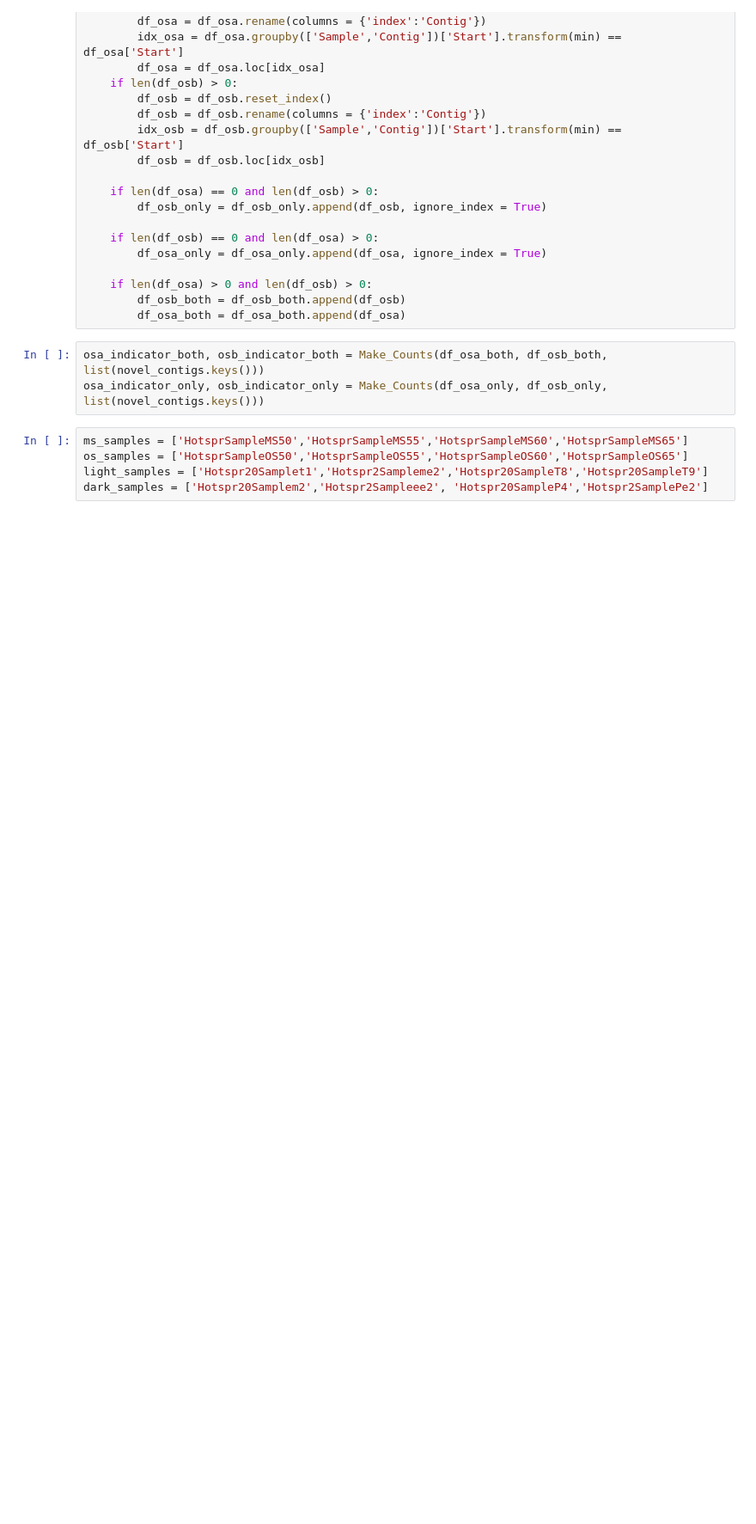
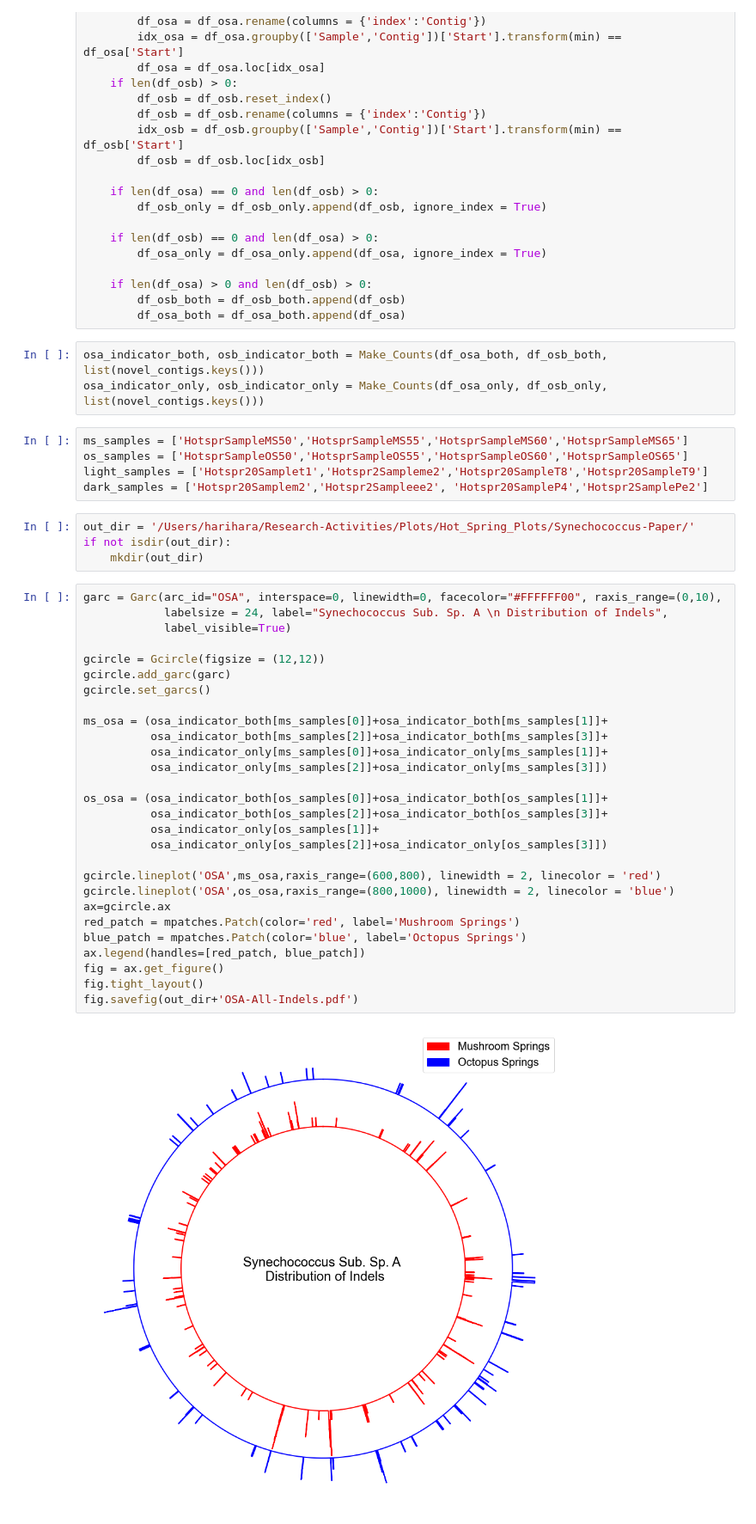
Before and after one commit to hsmurali/Hot_Springs_Analysis, a Jupyter notebook: Scripts/Strain-Analysis/Synechococcus_Paper/Plot_PyCircos.ipynb, the cells around one changed output. Shown at 86% size. Saved outputs shown, nothing was run; the diff lists cells and outputs as text; blank space fills up the shorter version.

```diff
--- a/Scripts/Strain-Analysis/Synechococcus_Paper/Plot_PyCircos.ipynb
+++ b/Scripts/Strain-Analysis/Synechococcus_Paper/Plot_PyCircos.ipynb
@@ -138,3 +228,37 @@ ms_samples = ['HotsprSampleMS50','HotsprSampleMS55','HotsprSampleMS60','HotsprSa
 os_samples = ['HotsprSampleOS50','HotsprSampleOS55','HotsprSampleOS60','HotsprSampleOS65']
 light_samples = ['Hotspr20Samplet1','Hotspr2Sampleme2','Hotspr20SampleT8','Hotspr20SampleT9']
 dark_samples = ['Hotspr20Samplem2','Hotspr2Sampleee2', 'Hotspr20SampleP4','Hotspr2SamplePe2']
+# %%
+out_dir = '/Users/harihara/Research-Activities/Plots/Hot_Spring_Plots/Synechococcus-Paper/'
+if not isdir(out_dir):
+    mkdir(out_dir)
+# %%
+garc = Garc(arc_id="OSA", interspace=0, linewidth=0, facecolor="#FFFFFF00", raxis_range=(0,10),
+            labelsize = 24, label="Synechococcus Sub. Sp. A \n Distribution of Indels",
+            label_visible=True)
+
+gcircle = Gcircle(figsize = (12,12))
+gcircle.add_garc(garc)
+gcircle.set_garcs()
+
+ms_osa = (osa_indicator_both[ms_samples[0]]+osa_indicator_both[ms_samples[1]]+
+          osa_indicator_both[ms_samples[2]]+osa_indicator_both[ms_samples[3]]+
+          osa_indicator_only[ms_samples[0]]+osa_indicator_only[ms_samples[1]]+
+          osa_indicator_only[ms_samples[2]]+osa_indicator_only[ms_samples[3]])
+
+os_osa = (osa_indicator_both[os_samples[0]]+osa_indicator_both[os_samples[1]]+
+          osa_indicator_both[os_samples[2]]+osa_indicator_both[os_samples[3]]+
+          osa_indicator_only[os_samples[1]]+
+          osa_indicator_only[os_samples[2]]+osa_indicator_only[os_samples[3]])
+
+gcircle.lineplot('OSA',ms_osa,raxis_range=(600,800), linewidth = 2, linecolor = 'red')
+gcircle.lineplot('OSA',os_osa,raxis_range=(800,1000), linewidth = 2, linecolor = 'blue')
+ax=gcircle.ax
+red_patch = mpatches.Patch(color='red', label='Mushroom Springs')
+blue_patch = mpatches.Patch(color='blue', label='Octopus Springs')
+ax.legend(handles=[red_patch, blue_patch])
+fig = ax.get_figure()
+fig.tight_layout()
+fig.savefig(out_dir+'OSA-All-Indels.pdf')
+# %% [output]
+[figure, added]
```
Also changed, not shown: parts of 12 cells of this notebook, 2 other files.
